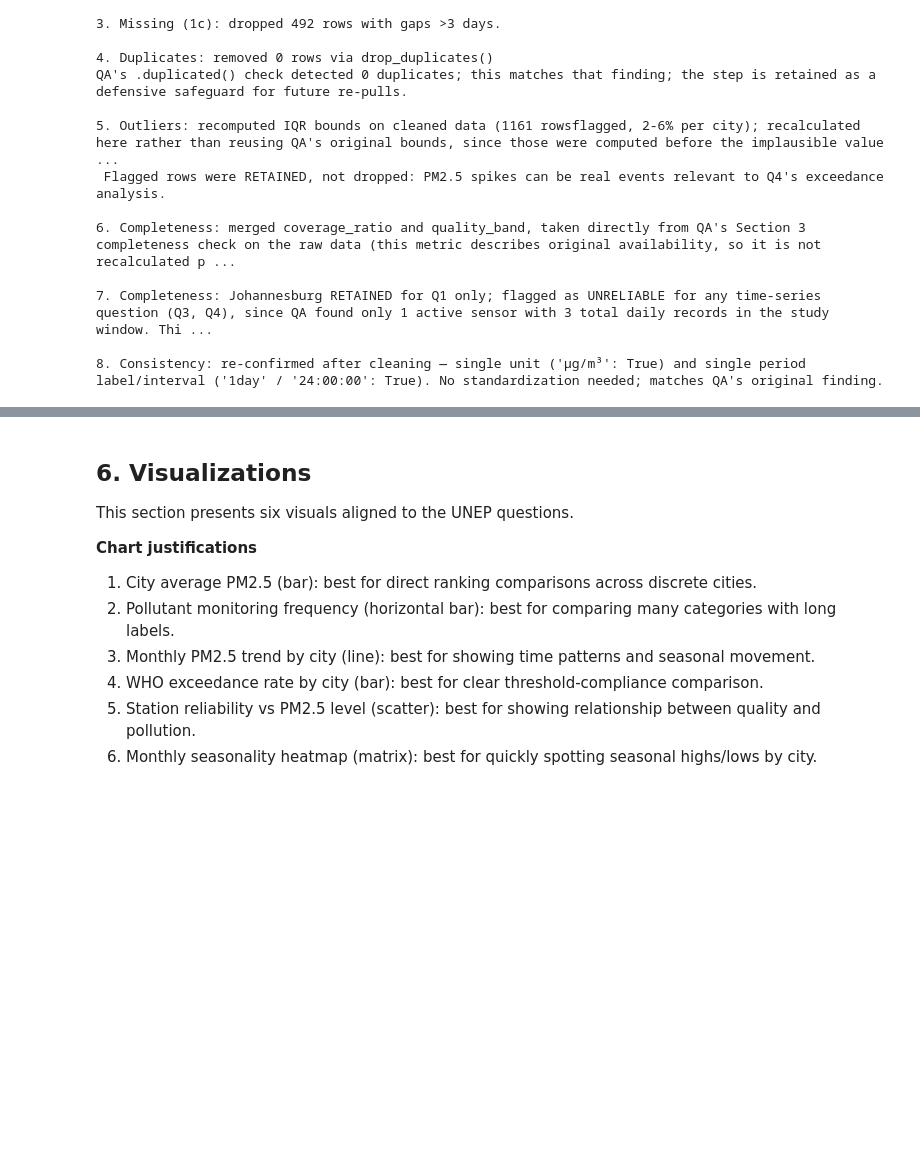
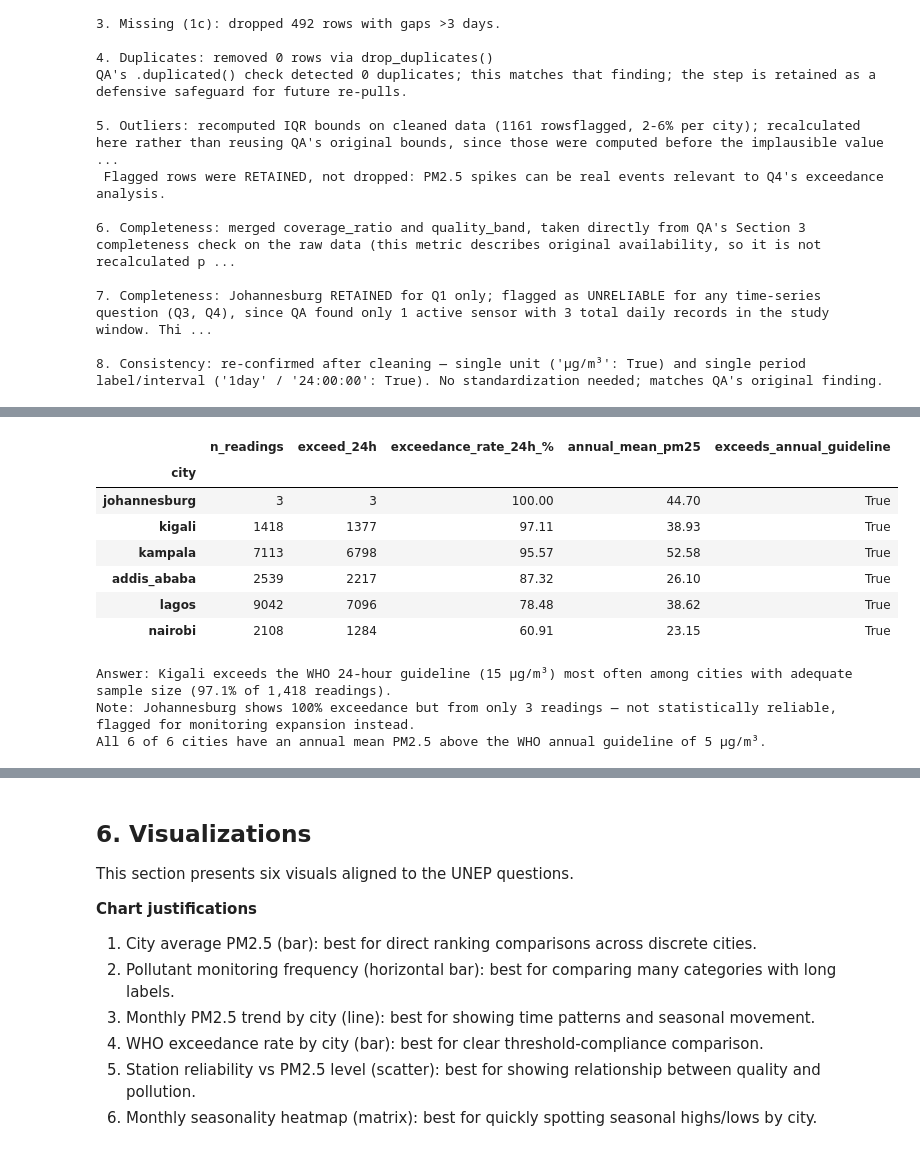
Before and after one commit to Simiyu-Gloria/air-quality-analysis-capstone, a Jupyter notebook: notebooks/analysis.ipynb, the cells around one changed output, grey strips where cells are left out. Drawn from its saved outputs; the diff is of its cells as text; code cells hidden in the pictures; blank space fills up the shorter version.

```diff
--- a/notebooks/analysis.ipynb
+++ b/notebooks/analysis.ipynb
@@ -725,0 +925,36 @@ Date range: 2020-12-31 to 2026-08-06
+# %%
+WHO_24H = 15.0
+WHO_ANNUAL = 5.0
+
+q4 = df.groupby('city').agg(
+    n_readings=('pm25', 'count'),
+    exceed_24h=('pm25', lambda s: (s > WHO_24H).sum())
+)
+q4['exceedance_rate_24h_%'] = (q4['exceed_24h'] / q4['n_readings'] * 100)
+
+annual_means = df.groupby('city')['pm25'].mean()
+q4['annual_mean_pm25'] = annual_means
+q4['exceeds_annual_guideline'] = annual_means > WHO_ANNUAL
+q4.sort_values('exceedance_rate_24h_%', ascending=False)
+# %% [output]
+|  | n_readings | exceed_24h | exceedance_rate_24h_% | annual_mean_pm25 | exceeds_annual_guideline |
+| city |  |  |  |  |  |
+| johannesburg | 3 | 3 | 100.00 | 44.70 | True |
+| kigali | 1418 | 1377 | 97.11 | 38.93 | True |
+| kampala | 7113 | 6798 | 95.57 | 52.58 | True |
+| addis_ababa | 2539 | 2217 | 87.32 | 26.10 | True |
+| lagos | 9042 | 7096 | 78.48 | 38.62 | True |
+| nairobi | 2108 | 1284 | 60.91 | 23.15 | True |
+# %%
+worst_reliable = q4.drop(index='johannesburg')['exceedance_rate_24h_%'].idxmax()
+print(f"Answer: {worst_reliable.replace('_',' ').title()} exceeds the WHO 24-hour guideline (15 µg/m³) most often "
+      f"among cities with adequate sample size "
+      f"({q4.loc[worst_reliable, 'exceedance_rate_24h_%']:.1f}% of {q4.loc[worst_reliable, 'n_readings']:,} readings).")
+print(f"Note: Johannesburg shows {q4.loc['johannesburg', 'exceedance_rate_24h_%']:.0f}% exceedance but from only "
+      f"{q4.loc['johannesburg', 'n_readings']:.0f} readings — not statistically reliable, flagged for monitoring expansion instead.")
+n_all_exceed = q4['exceeds_annual_guideline'].sum()
+print(f"All {n_all_exceed} of {len(q4)} cities have an annual mean PM2.5 above the WHO annual guideline of 5 µg/m³.")
+# %% [output]
+Answer: Kigali exceeds the WHO 24-hour guideline (15 µg/m³) most often among cities with adequate sample size (97.1% of 1,418 readings).
+Note: Johannesburg shows 100% exceedance but from only 3 readings — not statistically reliable, flagged for monitoring expansion instead.
+All 6 of 6 cities have an annual mean PM2.5 above the WHO annual guideline of 5 µg/m³.
```
Also changed, not shown: parts of 29 cells of this notebook.
